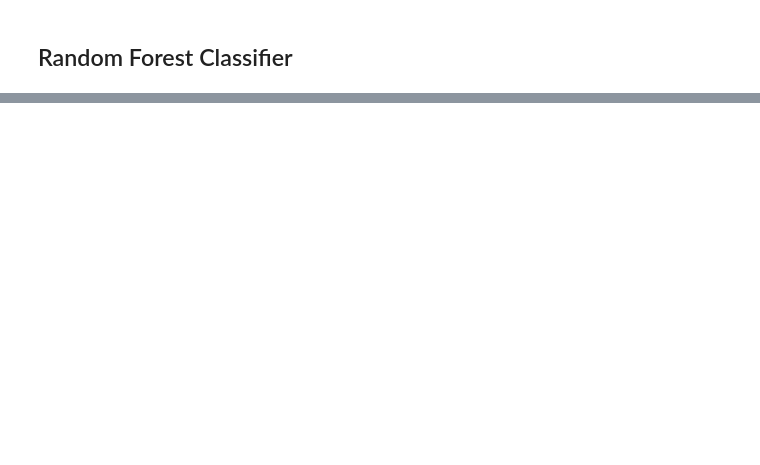
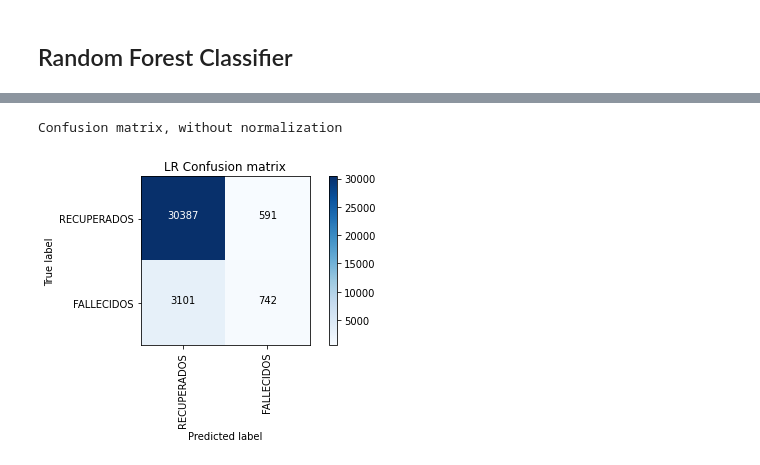
Before and after one commit to maria-luisa-gomez/covid-death-rate-prediction, a Jupyter notebook: notebooks/1 COVID Modelling_unbalanced_biclass.ipynb, the cells around one changed output, grey strips where cells are left out. Saved outputs shown, nothing was run; the diff lists cells and outputs as text; code cells hidden in the pictures; blank space fills up the shorter version.

```diff
--- a/notebooks/1 COVID Modelling_unbalanced_biclass.ipynb
+++ b/notebooks/1 COVID Modelling_unbalanced_biclass.ipynb
@@ -532,0 +536,25 @@ print("The best RMSE was with", round(mean_sqr.min(), 4), "with k=", mean_sqr.ar
+# %%
+KNN = KNeighborsClassifier(n_neighbors = 37).fit(X_train,y_train)
+y_pred = KNN.predict(X_test)
+y_pred_train = KNN.predict(X_train)
+
+
+KNN_RMSE = mean_squared_error(y_test, y_pred)**0.5
+KNN_RMSE_train = mean_squared_error(y_train, y_pred_train)**0.5
+
+KNN_f_score = f1_score(y_test, y_pred, average='weighted')
+KNN_f_score_train = f1_score(y_train, y_pred_train, average='weighted')
+
+KNN_class_report = classification_report(y_test, y_pred)
+KNN_class_report_train = classification_report(y_train, y_pred_train)
+
+KNN_dict = classification_report(y_test, y_pred, output_dict=True)
+# Compute confusion matrix
+cnf_matrix = confusion_matrix(y_test, y_pred, labels=[1,0])
+np.set_printoptions(precision=2)
+# Plot non-normalized confusion matrix
+plt.figure()
+plot_confusion_matrix(cnf_matrix, classes=['RECUPERADOS', 'FALLECIDOS'],normalize=False,  title='LR Confusion matrix')
+# %% [output]
+Confusion matrix, without normalization
+[figure, added]
```
Also changed, not shown: parts of 51 cells of this notebook, 4 other files.
